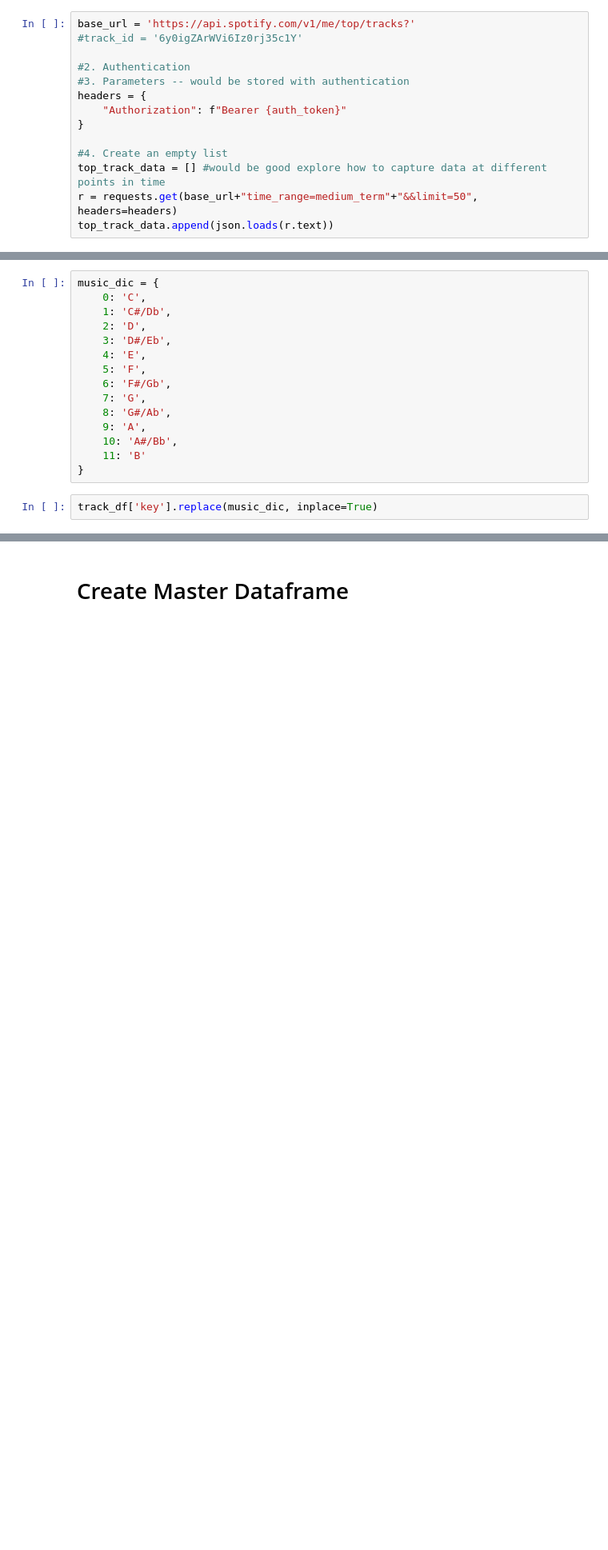
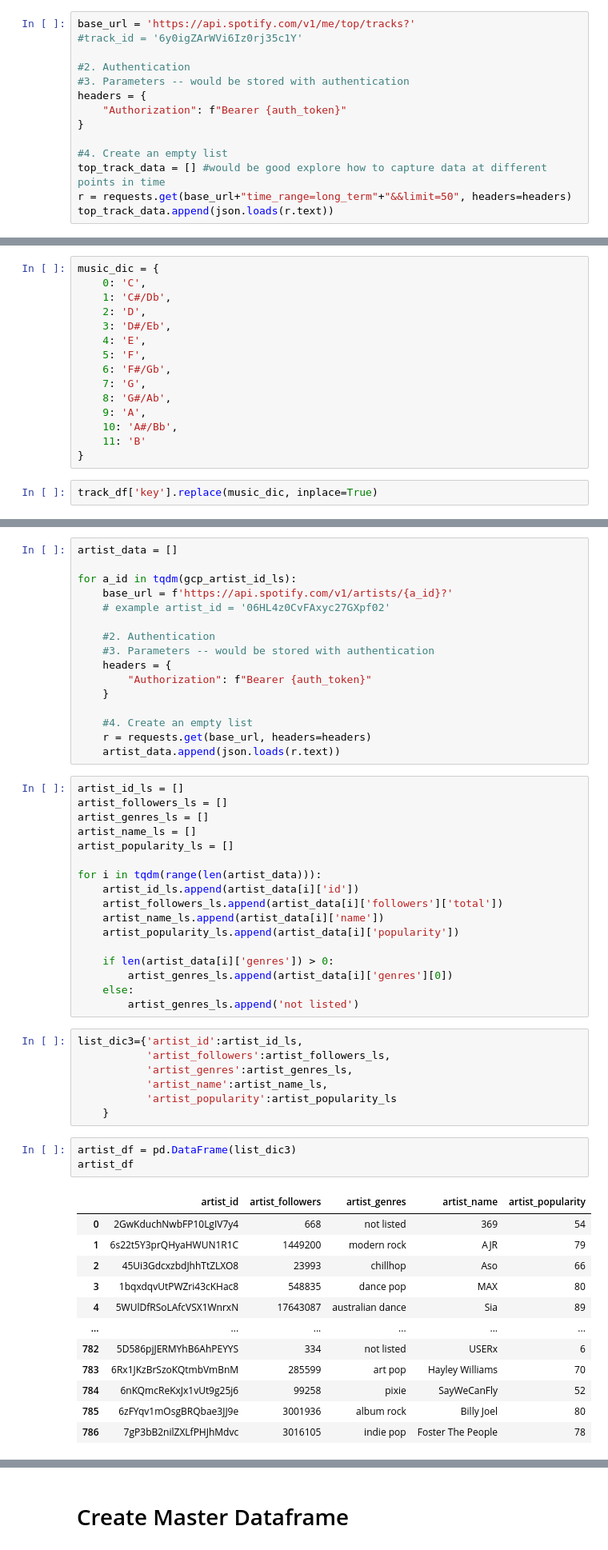
Before and after one commit to DrakeData/Spotify_Data, a Jupyter notebook: Spotify_Data_Scrape.ipynb, the cells around one changed output, grey strips where cells are left out. Shown at 80% size. Saved outputs shown, nothing was run; the diff lists cells and outputs as text; blank space fills up the shorter version.

```diff
--- a/Spotify_Data_Scrape.ipynb
+++ b/Spotify_Data_Scrape.ipynb
@@ -191,7 +217,7 @@ headers = {
 
 #4. Create an empty list
 top_track_data = [] #would be good explore how to capture data at different points in time
-r = requests.get(base_url+"time_range=medium_term"+"&&limit=50", headers=headers)
+r = requests.get(base_url+"time_range=long_term"+"&&limit=50", headers=headers)
 top_track_data.append(json.loads(r.text))
 # %%
 track_idss = []
@@ -418,0 +603,56 @@ track_df.head()
+# %%
+artist_data = []
+
+for a_id in tqdm(gcp_artist_id_ls):
+    base_url = f'https://api.spotify.com/v1/artists/{a_id}?'
+    # example artist_id = '06HL4z0CvFAxyc27GXpf02'
+
+    #2. Authentication
+    #3. Parameters -- would be stored with authentication
+    headers = {
+        "Authorization": f"Bearer {auth_token}"
+    }
+
+    #4. Create an empty list
+    r = requests.get(base_url, headers=headers)
+    artist_data.append(json.loads(r.text))
+# %%
+artist_id_ls = []
+artist_followers_ls = []
+artist_genres_ls = []
+artist_name_ls = []
+artist_popularity_ls = []
+
+for i in tqdm(range(len(artist_data))):
+    artist_id_ls.append(artist_data[i]['id'])
+    artist_followers_ls.append(artist_data[i]['followers']['total'])
+    artist_name_ls.append(artist_data[i]['name'])
+    artist_popularity_ls.append(artist_data[i]['popularity'])
+
+    if len(artist_data[i]['genres']) > 0:
+        artist_genres_ls.append(artist_data[i]['genres'][0])
+    else:
+        artist_genres_ls.append('not listed')
+# %%
+list_dic3={'artist_id':artist_id_ls,
+           'artist_followers':artist_followers_ls,
+           'artist_genres':artist_genres_ls,
+           'artist_name':artist_name_ls,
+           'artist_popularity':artist_popularity_ls
+    }
+# %%
+artist_df = pd.DataFrame(list_dic3)
+artist_df
+# %% [output]
+|  | artist_id | artist_followers | artist_genres | artist_name | artist_popularity |
+| 0 | 2GwKduchNwbFP10LgIV7y4 | 668 | not listed | 369 | 54 |
+| 1 | 6s22t5Y3prQHyaHWUN1R1C | 1449200 | modern rock | AJR | 79 |
+| 2 | 45Ui3GdcxzbdJhhTtZLXO8 | 23993 | chillhop | Aso | 66 |
+| 3 | 1bqxdqvUtPWZri43cKHac8 | 548835 | dance pop | MAX | 80 |
+| 4 | 5WUlDfRSoLAfcVSX1WnrxN | 17643087 | australian dance | Sia | 89 |
+| ... | ... | ... | ... | ... | ... |
+| 782 | 5D586pjJERMYhB6AhPEYYS | 334 | not listed | USERx | 6 |
+| 783 | 6Rx1JKzBrSzoKQtmbVmBnM | 285599 | art pop | Hayley Williams | 70 |
+| 784 | 6nKQmcReKxJx1vUt9g25j6 | 99258 | pixie | SayWeCanFly | 52 |
+| 785 | 6zFYqv1mOsgBRQbae3JJ9e | 3001936 | album rock | Billy Joel | 80 |
+| 786 | 7gP3bB2nilZXLfPHJhMdvc | 3016105 | indie pop | Foster The People | 78 |
```
Also changed, not shown: parts of 33 cells of this notebook, 3 other files.
